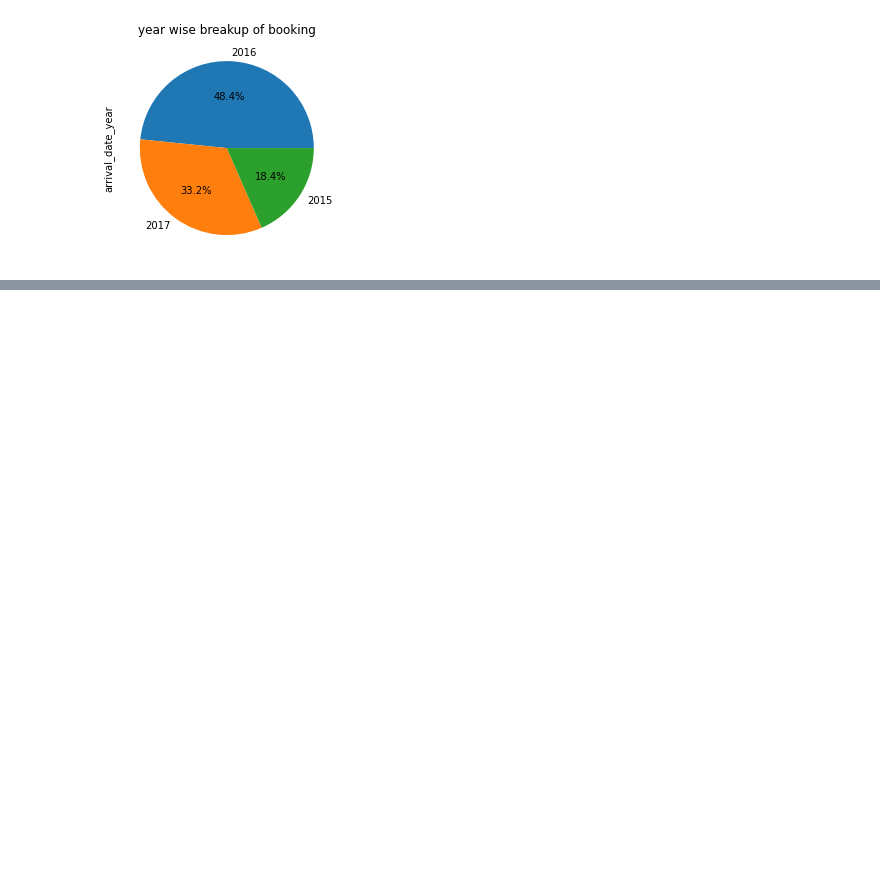
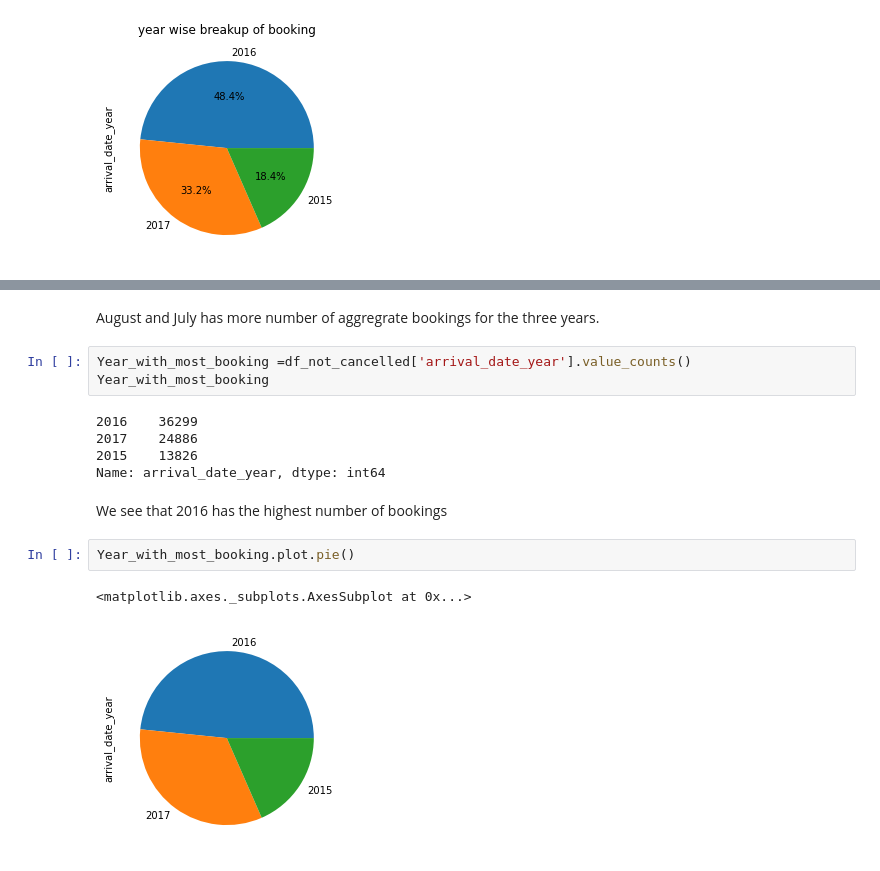
Before and after one commit to jyotirmoy23/Capstone-Project-1, a Jupyter notebook: Copy_of_Hotel_Booking_Analysis_Capstone_Project.ipynb, the cells around one changed output, grey strips where cells are left out. Cells and saved outputs as stored; diff of their text form; blank space fills up the shorter version.

```diff
--- a/Copy_of_Hotel_Booking_Analysis_Capstone_Project.ipynb
+++ b/Copy_of_Hotel_Booking_Analysis_Capstone_Project.ipynb
@@ -226,0 +290,17 @@ Text(0.5, 1.0, 'year wise breakup of booking')
+# %% [markdown]
+August and July has more number of aggregrate bookings for the three years.
+# %%
+Year_with_most_booking =df_not_cancelled['arrival_date_year'].value_counts()
+Year_with_most_booking
+# %% [output]
+2016    36299
+2017    24886
+2015    13826
+Name: arrival_date_year, dtype: int64
+# %% [markdown]
+We see that 2016 has the highest number of bookings
+# %%
+Year_with_most_booking.plot.pie()
+# %% [output]
+<matplotlib.axes._subplots.AxesSubplot at 0x...>
+[figure, added]
```
Also changed, not shown: parts of 8 cells of this notebook.
